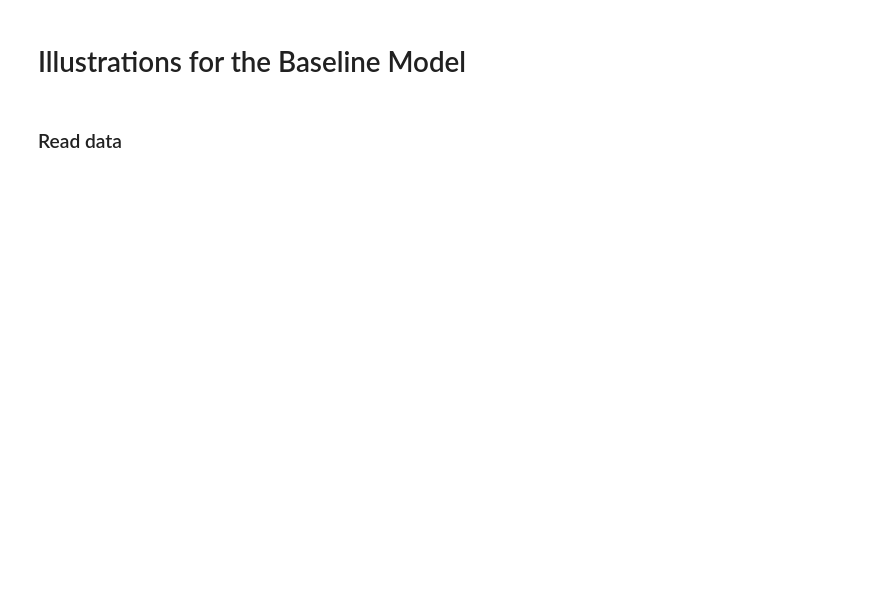
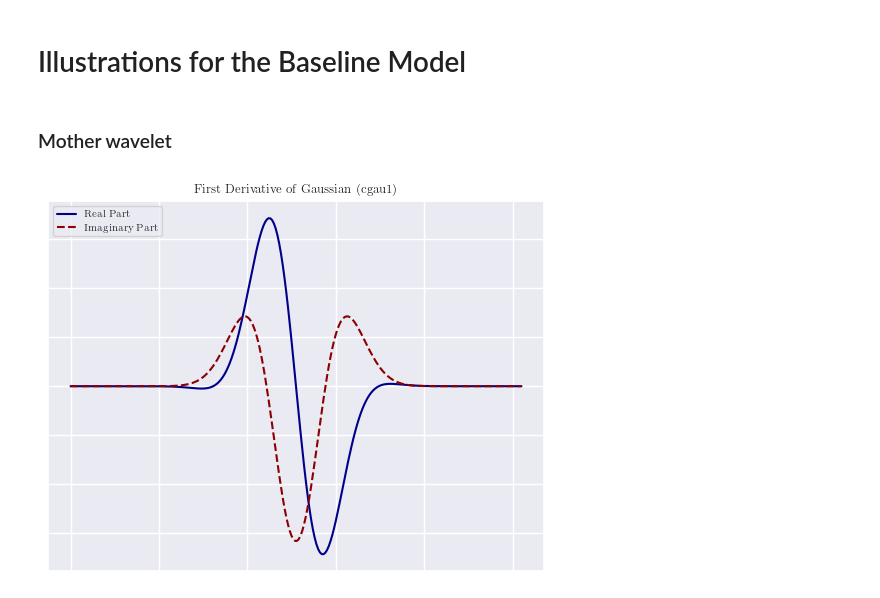
Before and after one commit to TheresaDF/NeuronSpikeEye, a Jupyter notebook: src/visualizations/wavelet_model.ipynb, the cells around one changed output. Cells and saved outputs as stored; diff of their text form; code cells hidden in the pictures; blank space fills up the shorter version.

```diff
--- a/src/visualizations/wavelet_model.ipynb
+++ b/src/visualizations/wavelet_model.ipynb
@@ -41,2 +88,0 @@ sns.set_theme()
-# %% [markdown]
-### Read data
@@ -50,0 +89,17 @@ bin_idx = 3
+# %% [markdown]
+### Mother wavelet
+# %%
+wavelet = pywt.ContinuousWavelet('cgau1')
+
+fig, ax = plt.subplots(1, 1)
+ax.plot(np.real(wavelet.wavefun()[0]), color = "darkblue", label = "Real Part")
+ax.plot(np.imag(wavelet.wavefun()[0]), color = "darkred", linestyle = "--", label = "Imaginary Part")
+ax.set_title("First Derivative of Gaussian (cgau1)")
+ax.xaxis.set_ticklabels([])
+ax.yaxis.set_ticklabels([])
+ax.legend(loc = "upper left")
+plt.show()
+
+savefig(fig, "cgau1_wavelet", width = 4, height = 2.5)
+# %% [output]
+[figure, added]
```
Also changed, not shown: parts of 6 cells of this notebook, 2 other files.
